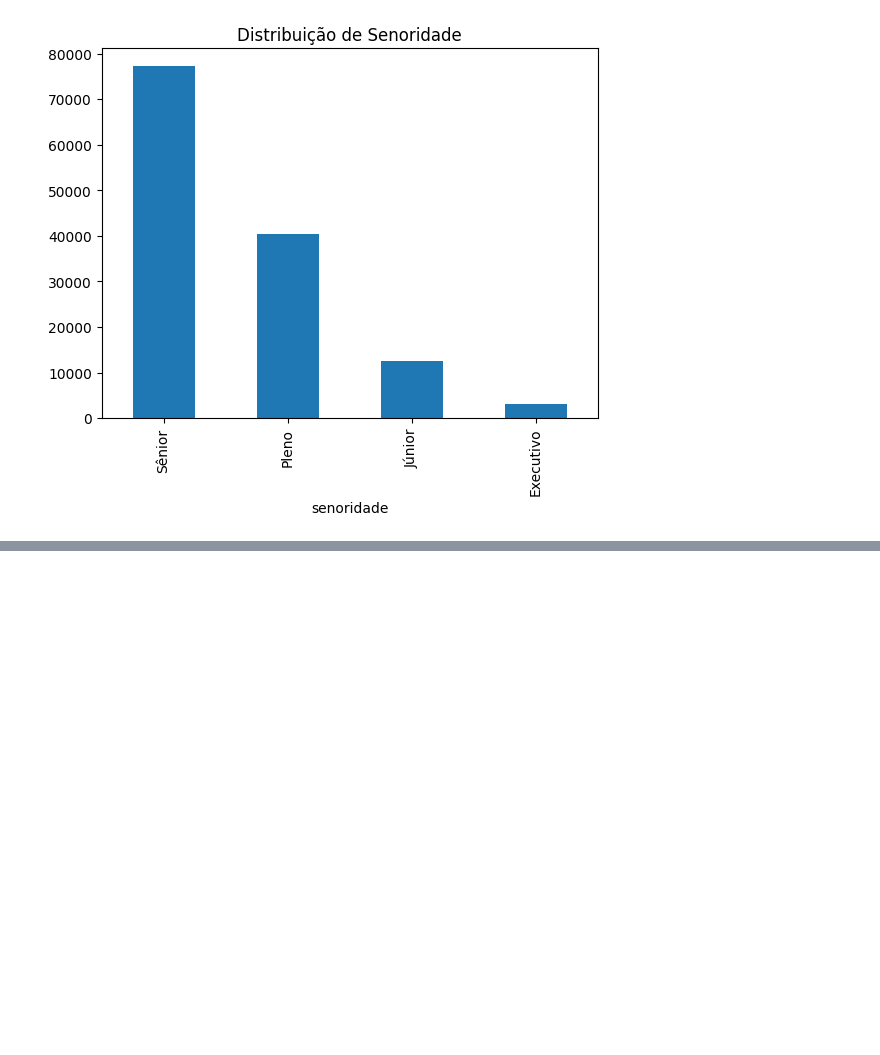
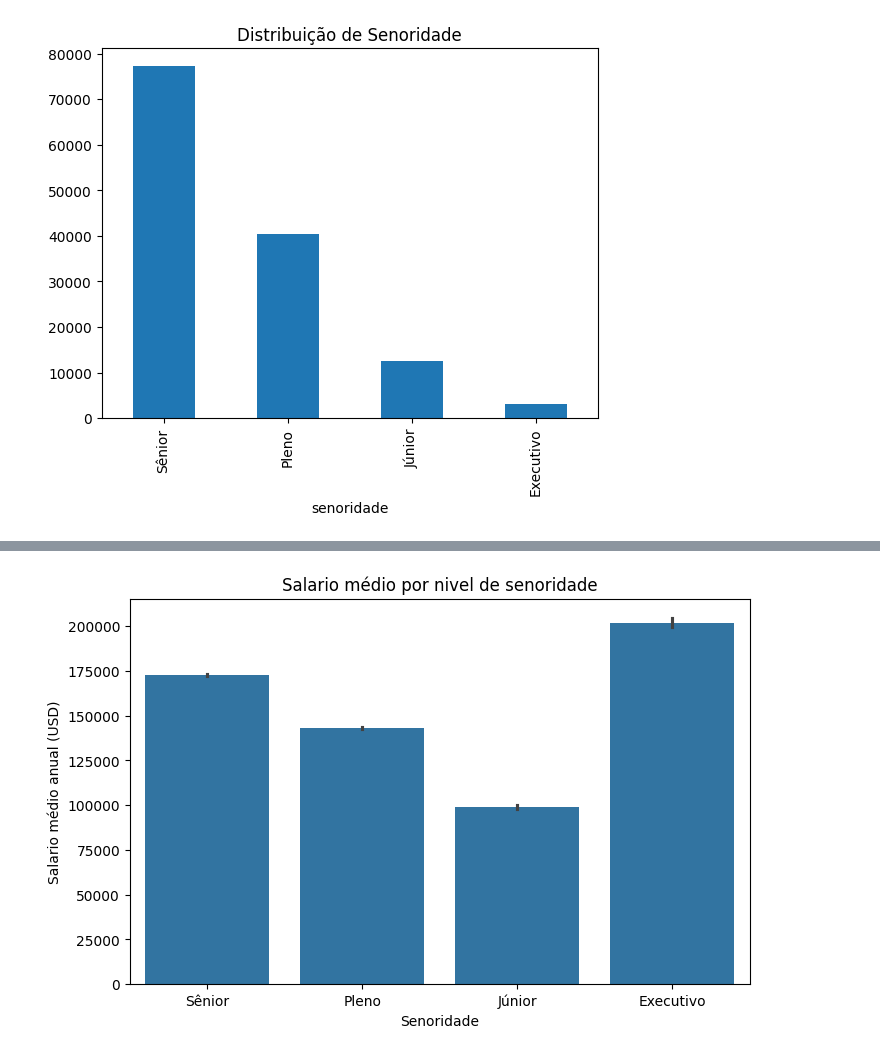
Before and after one commit to JoaoViniciusLT/Repositorio-de-Imersao-de-dados-com-Alura, a Jupyter notebook: Todas_as_Aulas_Imersão_dados_com_Pyton_Alura.ipynb, the cells around one changed output, grey strips where cells are left out. Saved outputs shown, nothing was run; the diff lists cells and outputs as text; code cells hidden in the pictures; blank space fills up the shorter version.

```diff
--- a/Todas_as_Aulas_Imersão_dados_com_Pyton_Alura.ipynb
+++ b/Todas_as_Aulas_Imersão_dados_com_Pyton_Alura.ipynb
@@ -519,0 +541,20 @@ df_limpo['senoridade'].value_counts().plot(kind='bar',title='Distribuição de S
+# %%
+#definindo o tamanho da figura
+plt.figure(figsize=(8,5))
+
+#plotando o grafico
+sns.barplot(data = df_limpo, x = 'senoridade', y ='usd')
+
+#Colocando titulo para o gráfico
+plt.title('Salario médio por nivel de senoridade')
+
+#Definindo o nome para o eixo x
+plt.xlabel('Senoridade')
+
+#Definindo nome para o eixo y
+plt.ylabel('Salario médio anual (USD)')
+
+#mostrando o grafico
+plt.show()
+# %% [output]
+[figure, added]
```
Also changed, not shown: parts of 22 cells of this notebook.
